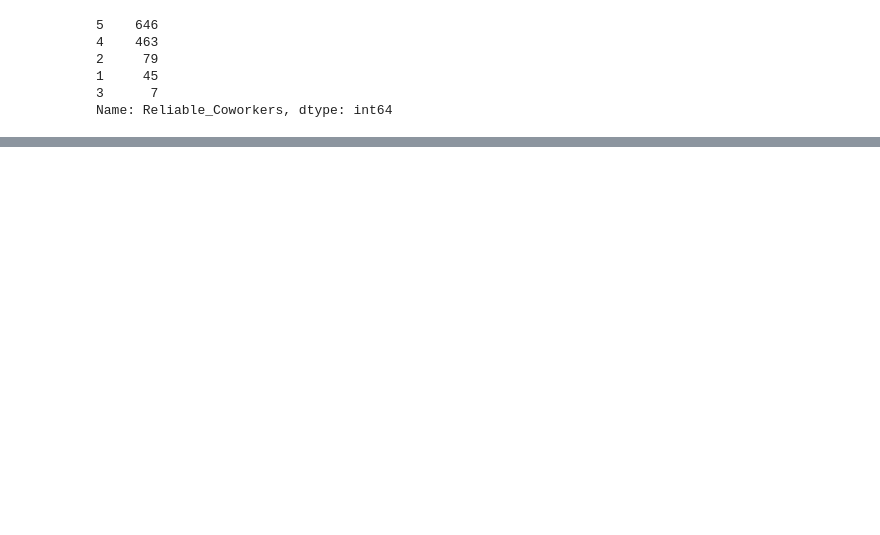
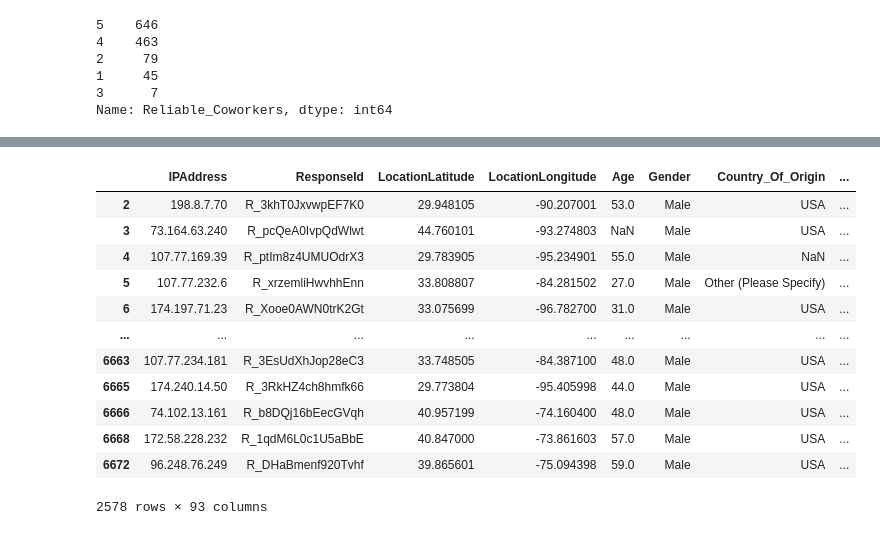
Before and after one commit to bara235/ce599, a Jupyter notebook: Project/Project.ipynb, the cells around one changed output, grey strips where cells are left out. Cells and saved outputs as stored; diff of their text form; code cells hidden in the pictures; blank space fills up the shorter version.

```diff
--- a/Project/Project.ipynb
+++ b/Project/Project.ipynb
@@ -254,0 +311,17 @@ Name: Derogatory_Comments, dtype: float64
+# %%
+data_culture_male=data_culture[data_culture['Gender']=='Male']
+data_culture_male
+# %% [output]
+|  | IPAddress | ResponseId | LocationLatitude | LocationLongitude | Age | Gender | Country_Of_Origin | ... |
+| 2 | 198.8.7.70 | R_3khT0JxvwpEF7K0 | 29.948105 | -90.207001 | 53.0 | Male | USA | ... |
+| 3 | 73.164.63.240 | R_pcQeA0IvpQdWlwt | 44.760101 | -93.274803 | NaN | Male | USA | ... |
+| 4 | 107.77.169.39 | R_ptIm8z4UMUOdrX3 | 29.783905 | -95.234901 | 55.0 | Male | NaN | ... |
+| 5 | 107.77.232.6 | R_xrzemliHwvhhEnn | 33.808807 | -84.281502 | 27.0 | Male | Other (Please Specify) | ... |
+| 6 | 174.197.71.23 | R_Xooe0AWN0trK2Gt | 33.075699 | -96.782700 | 31.0 | Male | USA | ... |
+| ... | ... | ... | ... | ... | ... | ... | ... | ... |
+| 6663 | 107.77.234.181 | R_3EsUdXhJop28eC3 | 33.748505 | -84.387100 | 48.0 | Male | USA | ... |
+| 6665 | 174.240.14.50 | R_3RkHZ4ch8hmfk66 | 29.773804 | -95.405998 | 44.0 | Male | USA | ... |
+| 6666 | 74.102.13.161 | R_b8DQj16bEecGVqh | 40.957199 | -74.160400 | 48.0 | Male | USA | ... |
+| 6668 | 172.58.228.232 | R_1qdM6L0c1U5aBbE | 40.847000 | -73.861603 | 57.0 | Male | USA | ... |
+| 6672 | 96.248.76.249 | R_DHaBmenf920Tvhf | 39.865601 | -75.094398 | 59.0 | Male | USA | ... |
+2578 rows × 93 columns
```
Also changed, not shown: parts of 45 cells of this notebook, 8 other files.
